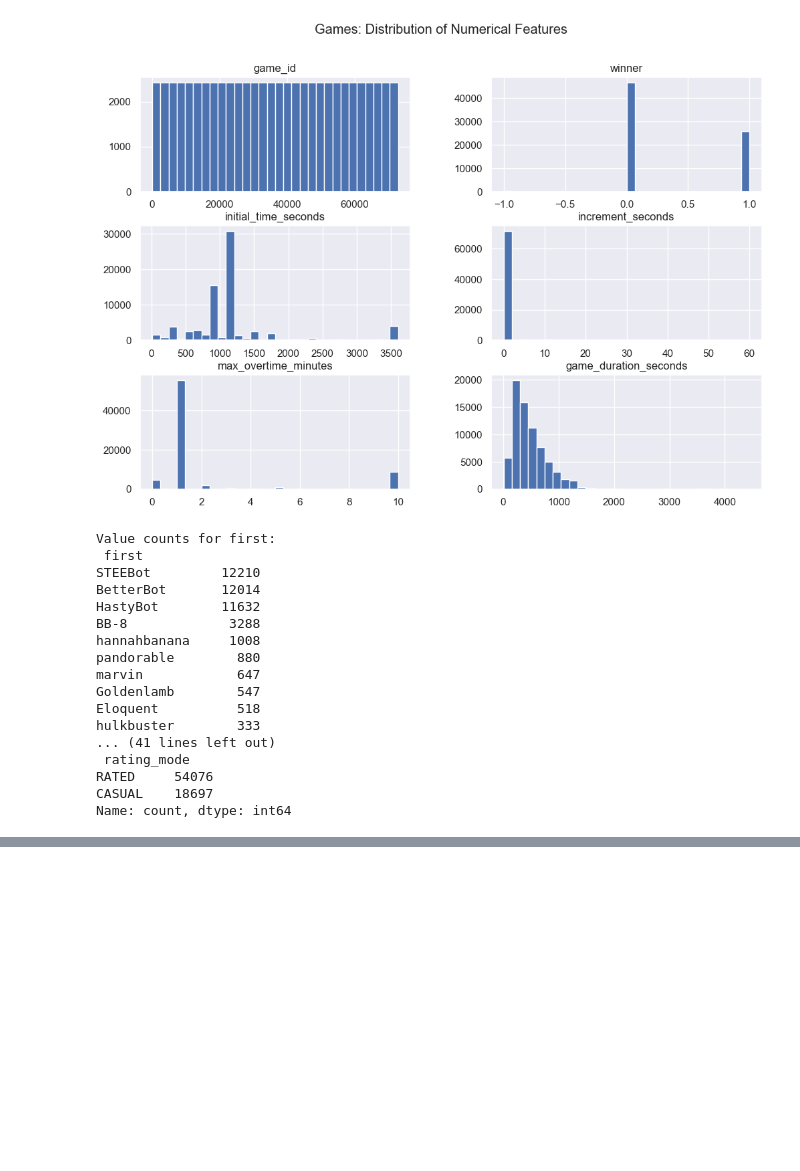
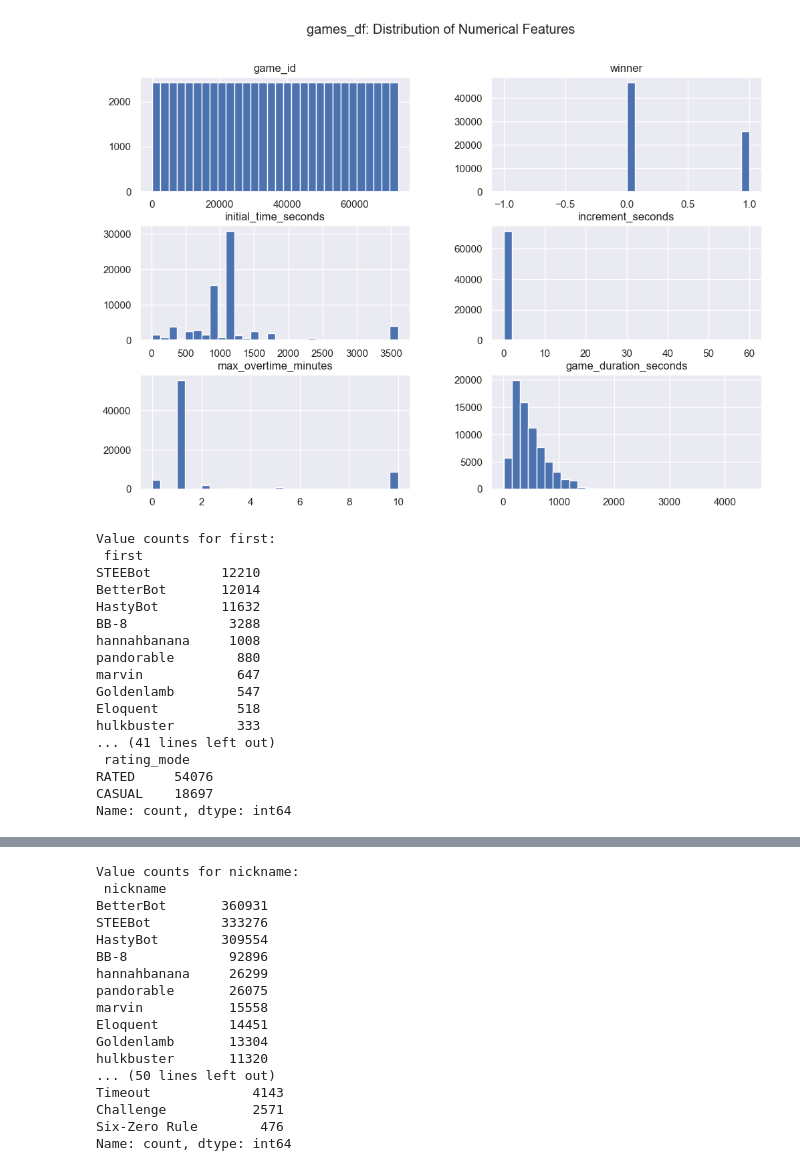
Before and after one commit to OrBenNaim/Scrabble, a Jupyter notebook: Jupyter Notebook/Scrabble_EDA.ipynb, the cells around one changed output, grey strips where cells are left out. Drawn from its saved outputs; the diff is of its cells as text; code cells hidden in the pictures; blank space fills up the shorter version.

```diff
--- a/Jupyter Notebook/Scrabble_EDA.ipynb
+++ b/Jupyter Notebook/Scrabble_EDA.ipynb
@@ -104,15 +153,34 @@ dtype: object
 # %%
-# === Univariate Analysis ===
-# Histograms of numerical features
-games.hist(bins=30, figsize=(12, 8))
-plt.suptitle("Games: Distribution of Numerical Features")
+# Histograms of numerical features for games_df
+games_df.hist(bins=30, figsize=(12, 8))
+plt.suptitle("games_df: Distribution of Numerical Features")
 plt.show()
 
-# Value counts for categorical features
-for col in games.select_dtypes(include='object').columns:
-    print(f"\nValue counts for {col}:\n", games[col].value_counts().head(10))
+# Value counts for categorical features for games_df
+for col in games_df.select_dtypes(include='object').columns:
+    print(f"\nValue counts for {col}:\n", games_df[col].value_counts().head(10))
+
+
+# Histograms of numerical features for turns_df
+turns_df.hist(bins=30, figsize=(12, 8))
+plt.suptitle("\n\nturns_df: Distribution of Numerical Features")
+plt.show()
+
+# Value counts for categorical features for turns_df
+for col in turns_df.select_dtypes(include='object').columns:
+    print(f"\nValue counts for {col}:\n", turns_df[col].value_counts().head(10))
+
+
+# Histograms of numerical features for train_df
+train_df.hist(bins=30, figsize=(12, 8))
+plt.suptitle("\n\ntrain_df: Distribution of Numerical Features")
+plt.show()
+
+# Value counts for categorical features for train_df
+for col in train_df.select_dtypes(include='object').columns:
+    print(f"\nValue counts for {col}:\n", train_df[col].value_counts().head(10))
 # %% [output]
-[figure, old version]
+[figure, new version]
 Value counts for first:
  first
 STEEBot         12210
@@ -132,0 +202,17 @@ Name: count, dtype: int64
+Value counts for nickname:
+ nickname
+BetterBot       360931
+STEEBot         333276
+HastyBot        309554
+BB-8             92896
+hannahbanana     26299
+pandorable       26075
+marvin           15558
+Eloquent         14451
+Goldenlamb       13304
+hulkbuster       11320
+... (50 lines left out)
+Timeout             4143
+Challenge           2571
+Six-Zero Rule        476
+Name: count, dtype: int64
```
Also changed, not shown: parts of 9 cells of this notebook.
